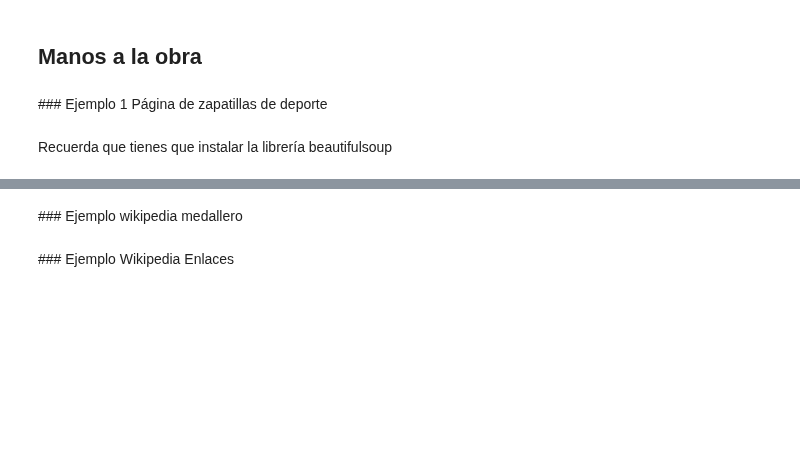
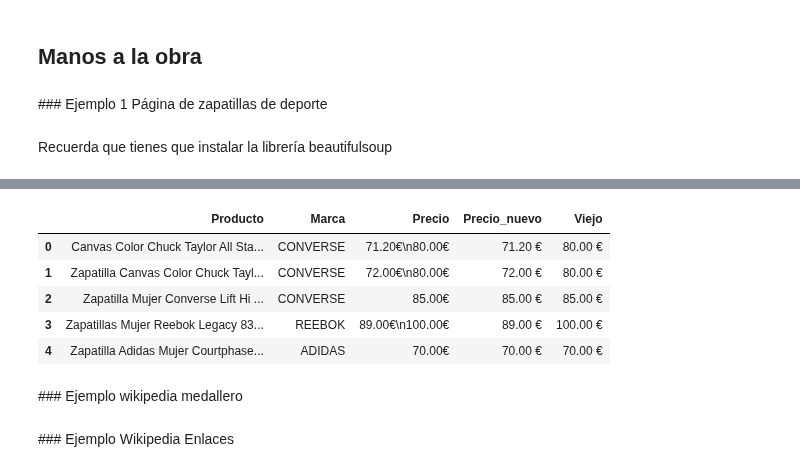
Before and after one commit to Ironhack-Data-Madrid-Febrero-2021/Classroom-Materials, a Jupyter notebook: module-2/21-web-scraping.ipynb, the cells around one changed output, grey strips where cells are left out. Cells and saved outputs as stored; diff of their text form; code cells hidden in the pictures; blank space fills up the shorter version.

```diff
--- a/module-2/21-web-scraping.ipynb
+++ b/module-2/21-web-scraping.ipynb
@@ -166,0 +273,8 @@ soup = BeautifulSoup(html.content, "html.parser")
+# %%
+def limpia_precio(x):
+    x = x.split("\n")
+    x = x[0].split("€")
+    return x[0] + " €"
+# %%
+df["Precio_nuevo"] = df.Precio.apply(limpia_precio)
+df.head()
@@ -167,3 +288,23 @@ soup = BeautifulSoup(html.content, "html.parser")
+# %%
+def precio_viejo(x):
+    x = x.split("\n")
+    if len(x) > 1:
+        x = x[1].split("€")
+        return x[0] + " €"
+    else:
+        x = x[0].split("€")
+    return x[0] + " €"
+# %%
+df["Viejo"] = df.Precio.apply(precio_viejo)
+# %%
+df.head()
+# %% [output]
+|  | Producto | Marca | Precio | Precio_nuevo | Viejo |
+| 0 | Canvas Color Chuck Taylor All Sta... | CONVERSE | 71.20€\n80.00€ | 71.20 € | 80.00 € |
+| 1 | Zapatilla Canvas Color Chuck Tayl... | CONVERSE | 72.00€\n80.00€ | 72.00 € | 80.00 € |
+| 2 | Zapatilla Mujer Converse Lift Hi ... | CONVERSE | 85.00€ | 85.00 € | 85.00 € |
+| 3 | Zapatillas Mujer Reebok Legacy 83... | REEBOK | 89.00€\n100.00€ | 89.00 € | 100.00 € |
+| 4 | Zapatilla Adidas Mujer Courtphase... | ADIDAS | 70.00€ | 70.00 € | 70.00 € |
 # %% [markdown]
 ### Ejemplo wikipedia medallero
 # %%
```
Also changed, not shown: parts of 29 cells of this notebook.
